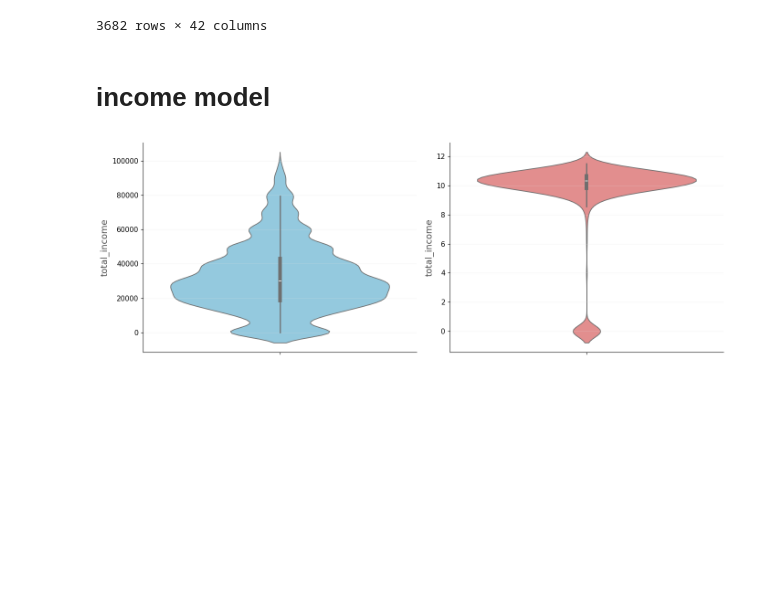
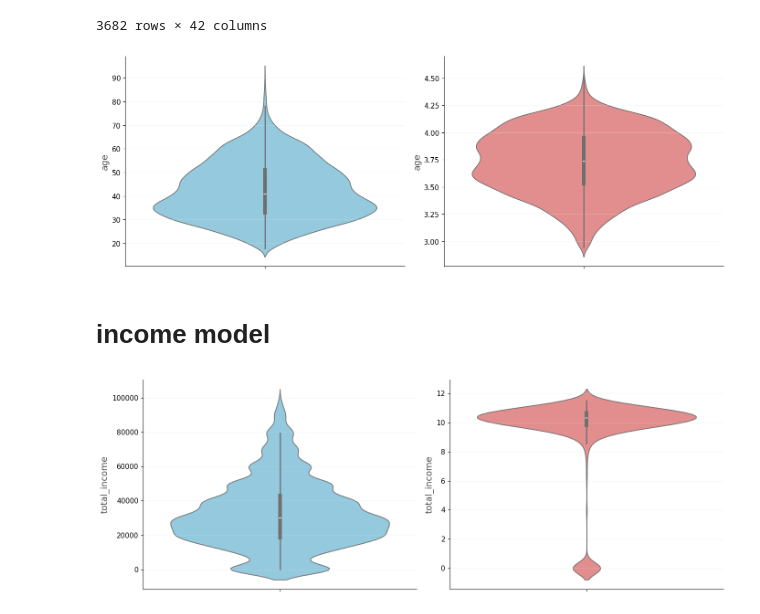
Before and after one commit to DmitriMt/master_thesis, a Jupyter notebook: notebooks/model_wages.ipynb, the cells around one changed output. Cells and saved outputs as stored; diff of their text form; code cells hidden in the pictures; blank space fills up the shorter version.

```diff
--- a/notebooks/model_wages.ipynb
+++ b/notebooks/model_wages.ipynb
@@ -273,6 +273,15 @@ panel_2019_2020
 | 60473.0 | 2020-01-01 | 0 | 0 | 0.0 | 0.0 | 40000.0 | ... |
 | 60474.0 | 2020-01-01 | 1 | 1 | 15600.0 | 0.0 | 15600.0 | ... |
 3682 rows × 42 columns
+# %%
+wages_original = panel['age'].to_pandas()
+wages_logged = np.log1p(wages_original)
+fig, axes = plt.subplots(nrows=1, ncols=2, figsize=(14, 5))
+sns.violinplot(wages_original, ax=axes[0], fill=True, color="skyblue")
+sns.violinplot(wages_logged, ax=axes[1], fill=True, color="lightcoral")
+plt.tight_layout()
+# %% [output]
+[figure, added]
 # %% [markdown]
 # income model
 # %%
```
Also changed, not shown: 32 other files.
